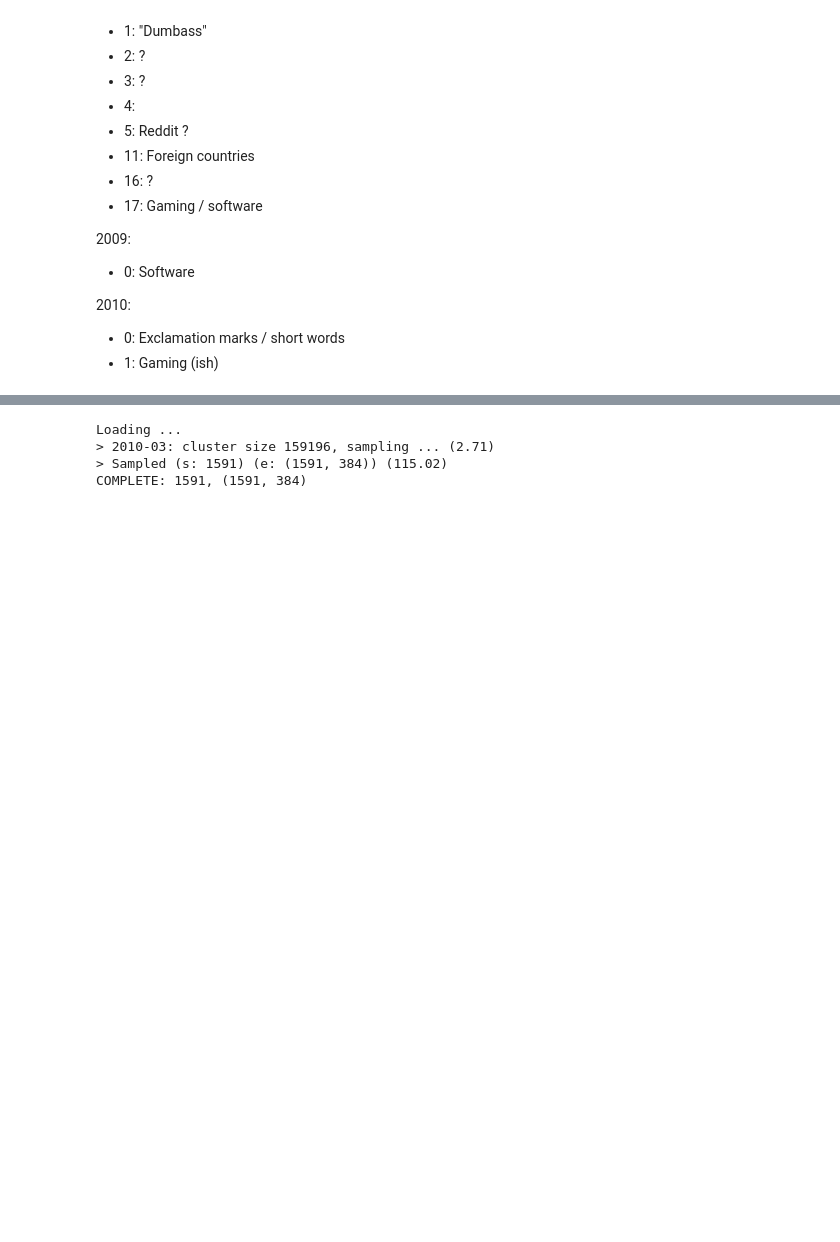
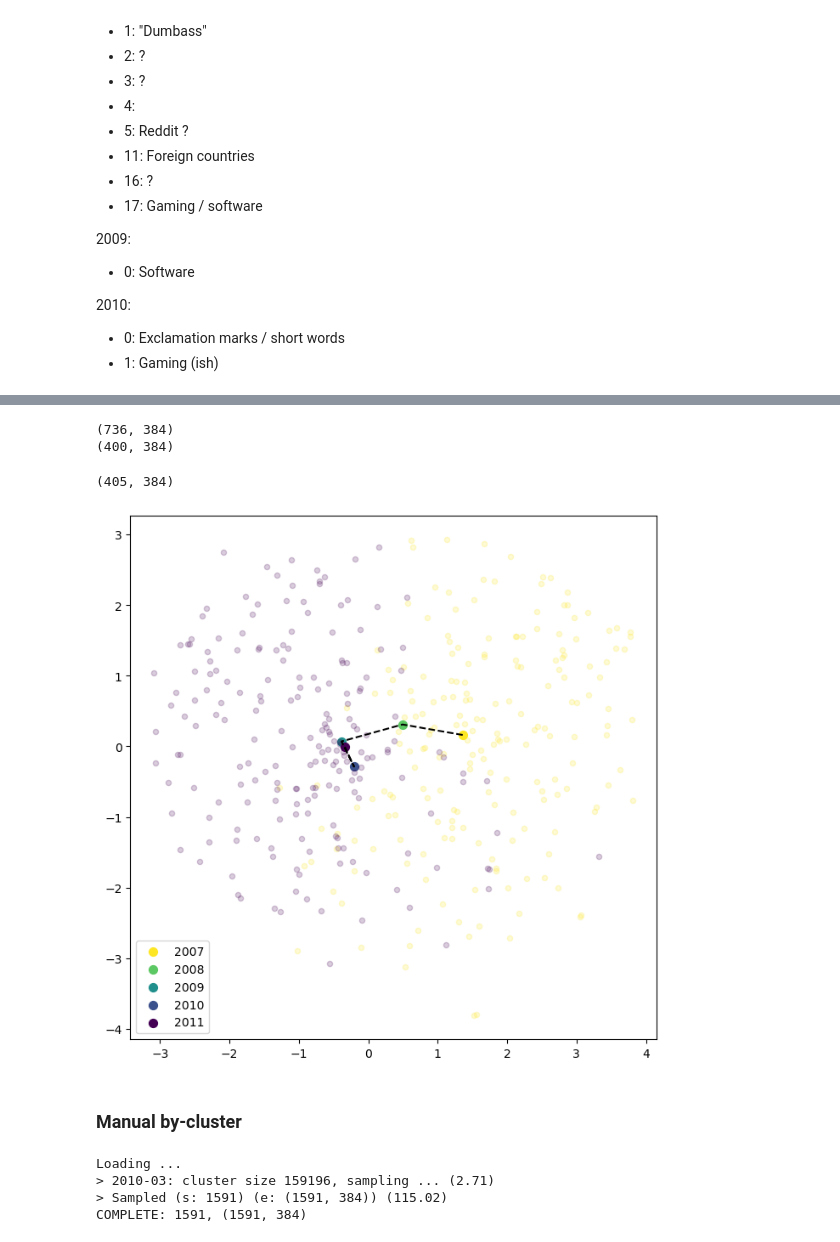
Before and after one commit to stmorse/reddit, a Jupyter notebook: analysis/sandbox1.ipynb, the cells around one changed output, grey strips where cells are left out. Cells and saved outputs as stored; diff of their text form; code cells hidden in the pictures; blank space fills up the shorter version.

```diff
--- a/analysis/sandbox1.ipynb
+++ b/analysis/sandbox1.ipynb
@@ -148,7 +146,3 @@ plt.show()
 2010:
 - 0: Exclamation marks / short words
 - 1: Gaming (ish)
-# %%
-year = 2010
-cluster_centers = utils.load_cc(f'mbkm_20_{year}_td_cc', base_path=f'{BASE_PATH}td/')
-cluster_centers.shape
@@ -185,3 +274,61 @@ np.unique(labs[idx], return_counts=True)
+# %%
+sample_embeddings = np.vstack(sample_embeddings)
+print(sample_embeddings.shape)
+
+# get equal amounts from each year
+sample_embeddings2 = np.vstack((
+    sample_embeddings[:200,:],
+    sample_embeddings[395:595,:]
+))
+print(sample_embeddings2.shape)
+# %% [output]
+(736, 384)
+(400, 384)
+# %%
+fig, ax = plt.subplots(1,1, figsize=(8,8))
+
+temp_array = np.vstack((
+    sample_embeddings2,
+    # centroids[[1, 3, 4, 6, 8],:]
+    centroids[::2,:]
+))
+
+print(temp_array.shape)
+
+ld = TSNE(n_components=2, perplexity=15, early_exaggeration=4)
+
+# PCA keeps crashing the kernel, not sure why
+# ld = PCA(n_components=2)
+
+temp_2d = ld.fit_transform(temp_array)
+embeds_2d = temp_2d[:400,:]
+centroids_2d = temp_2d[400:]
+
+# plot line between main centroids
+ax.plot(centroids_2d[:, 0], centroids_2d[:, 1], 'k--')
+
+years = [2007, 2008, 2009, 2010, 2011]
+# # colors = plt.cm.hsv(np.linspace(0, 1, len(years)))
+colors = plt.get_cmap('viridis_r')(np.linspace(0, 1, len(years)))
+
+for i, color in enumerate(colors):
+
+    # main centroid
+    ax.scatter(centroids_2d[i,0], centroids_2d[i,1],
+               s=50, color=color, marker='o', label=years[i])
+
+    if i==0:
+        ax.scatter(embeds_2d[:200,0], embeds_2d[:200,1], s=20, color=color, alpha=0.2)
+    elif i==4:
+        ax.scatter(embeds_2d[200:,0], embeds_2d[200:,1], s=20, color=color, alpha=0.2)
+
+ax.legend()
+plt.show()
+# %% [output]
+(405, 384)
+[figure, added]
+# %% [markdown]
+### Manual by-cluster
 # %%
 coi = 1                # cluster of interest
 sample_rate = 0.01      # sample rate
```
Also changed, not shown: parts of 14 cells of this notebook, 1 other file.
